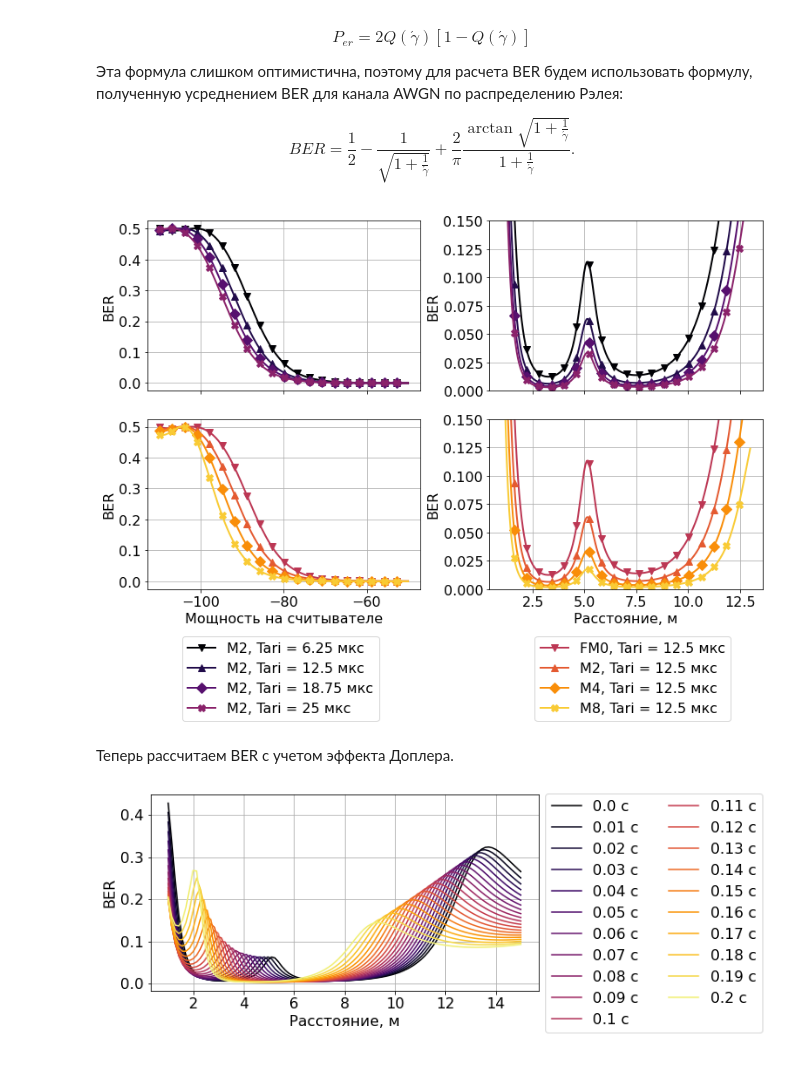
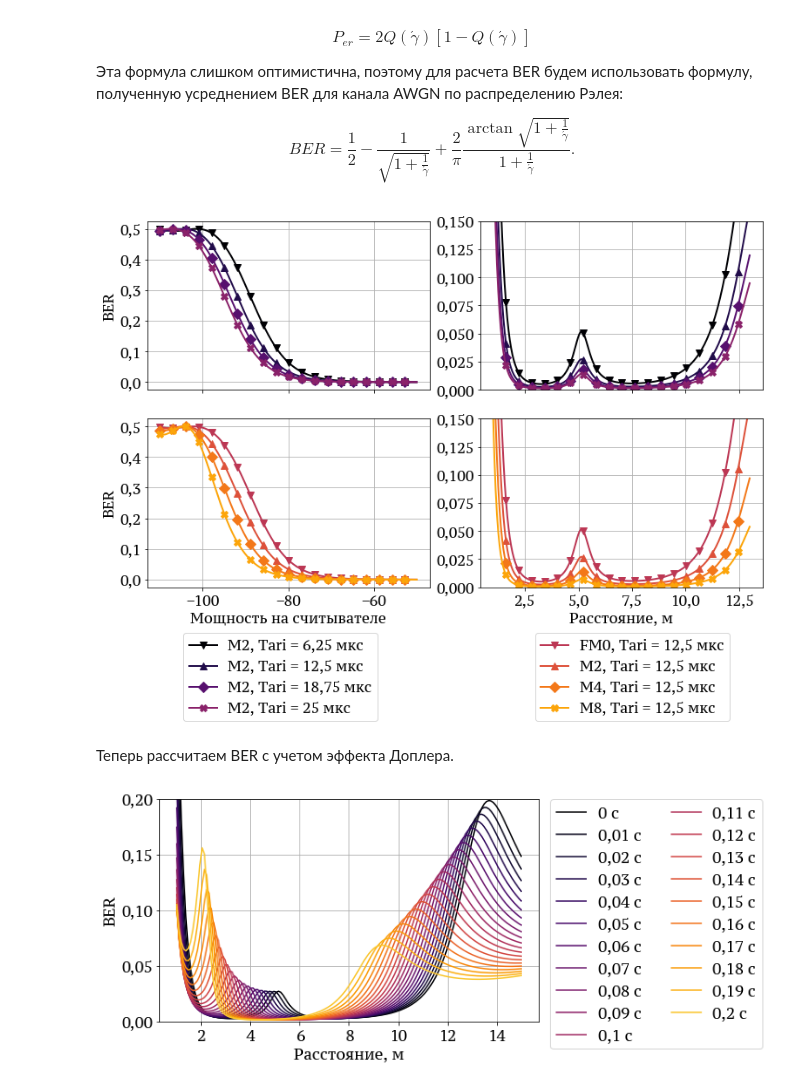
Before and after one commit to kruglov-mipt/diplom, a Jupyter notebook: experiments/Channel.ipynb, the cells around one changed output. Drawn from its saved outputs; the diff is of its cells as text; code cells hidden in the pictures.

Commit message:
Update fonts

```diff
--- a/experiments/Channel.ipynb
+++ b/experiments/Channel.ipynb
@@ -34,8 +33,21 @@ from pyons.models.rfid.pyradise import w2dbm, dbm2w, db2lin
 # %%
 # Настраиваем matplotlib
 %matplotlib inline
-matplotlib.rcParams.update({'font.size': 16})
+CMAP_NAME = 'inferno'  # Цветовая схема для графиков
 
-# Цветовая схема для графиков
-CMAP_NAME = 'inferno'
-matplotlib.rcParams.update({'image.cmap': CMAP_NAME})
+matplotlib.rcParams.update({
+    'image.cmap': CMAP_NAME,
+    'axes.formatter.use_locale': True,
+    'font.size': 16,
+    'font.family': 'sans-serif',
+
+    # Шрифт PT Serif Caption можно установить с Google Fonts.
+    # После установки шрифта нужно удалить кэш matplitlib,
+    # на Ubuntu: ~/.cache/matplotlib
+    'font.sans-serif': ['PT Serif Caption'],
+})
+matplotlib.rcParams['font.family'] = 'sans-serif'
+matplotlib.rcParams['font.sans-serif'] = ['PT Serif Caption']
+
+
+locale.setlocale(locale.LC_ALL, 'ru_RU.UTF-8')
@@ -76,7 +90,7 @@ READER_ANGLE = np.pi / 4
 READER_FORWARD = np.array((np.sin(READER_ANGLE), 0, -np.cos(READER_ANGLE)))
 READER_RIGHT = np.array((0, 1, 0))
 READER_POLARIZATION = CIRCULAR_POLARIZATION
-READER_GAIN = 7
+READER_GAIN = 8
 READER_CABLE_LOSS = -2.0
 READER_NOISE = -80.0  # dBm
 READER_TX_POWER = 31.5  # dBm
@@ -88,7 +102,7 @@ TAG_RIGHT = np.array((0, -1, 0))
 TAG_POLARIZATION = HORIZONTAL_POLARIZATION
 TAG_SENSITIVITY = -18.0
 TAG_GAIN = 2.0
-TAG_BACKSCATTER_LOSS = -12.0
+TAG_BACKSCATTER_LOSS = -10.0
 
 PERMITTIVITY = 15
 CONDUCTIVITY = 0.03
@@ -636,7 +650,7 @@ def plot_ber(out: Union[str, Sequence[str]] = ()):
     m_name = "FM0" if m == 1 else f"M{m}"
     for ti, tari_us in enumerate(all_tari):
         tari = tari_us * 1e-6
-        tari_name = f"{tari_us} мкс"
+        tari_name = f"{tari_us:n} мкс"
         trcal = get_trcal(tari)
 
         rdr_snr = [get_snr(rx, m, trcal) for rx in rdr_rx]
@@ -656,7 +670,7 @@ def plot_ber(out: Union[str, Sequence[str]] = ()):
     # ---------------------------
     tari_us = 12.5
     tari = tari_us * 1e-6
-    tari_name = f"{tari_us} мкс"
+    tari_name = f"{tari_us:n} мкс"
     trcal = get_trcal(tari)
     for mi, m in enumerate(all_m):
         m_name = "FM0" if m == 1 else f"M{m}"
@@ -667,7 +681,7 @@ def plot_ber(out: Union[str, Sequence[str]] = ()):
         basic_ber = [get_ber(snr) for snr in basic_snr]
 
         kws = {'linewidth': 2, 'marker': markers[mi],
-               'color': get_color(0.5 * mi / len(all_m) + 0.5),
+               'color': get_color(0.4 * mi / len(all_m) + 0.5),
                'markevery': 10, 'markersize': 8}
 
         ax2.plot(basic_rx, basic_ber, **kws, label=f"{m_name}, Tari = {tari_name}")
@@ -676,6 +690,8 @@ def plot_ber(out: Union[str, Sequence[str]] = ()):
 
     for ax in (ax0, ax1, ax2, ax3):
         ax.grid()
+
+    for ax in (ax0, ax2):
         ax.set_ylabel("BER")
 
     ax2.set_xlabel("Мощность на считывателе")
@@ -695,45 +711,46 @@ def plot_ber(out: Union[str, Sequence[str]] = ()):
 
 plot_ber(("ber.pdf", "ber.png"))
 # %% [output]
-[figure, old version]
+[figure, new version]
 # %% [markdown]
 Теперь рассчитаем BER с учетом эффекта Доплера.
 # %%
 def plot_ber_doppler(m: int = 2, tari_us: float = 12.5,
                      out: Union[str, Sequence[str]] = ()) -> None:
-    ox = np.linspace(1, 15, 100)
+    ox = np.linspace(1, 15, 150)
     ts = np.linspace(0, 0.2, 21)
     v = kmph2mps(60)
-    fig, ax = plt.subplots(figsize=(7, 4), nrows=1, ncols=1)
+    fig, ax = plt.subplots(figsize=(7, 4.5), nrows=1, ncols=1)
 
     tari = tari_us * 1e-6
     trcal = get_trcal(tari)
 
     for i, t in enumerate(ts):
         tag_rx = [get_tag_rx(x, v, t) for x in ox]
         tag_tx = [get_tag_tx(rx) for rx in tag_rx]
         rdr_rx = [get_reader_rx(x, v, t, tx) for (x, tx) in zip(ox, tag_tx)]
 
         rdr_snr = [get_snr(rx, m, trcal) for rx in rdr_rx]
         ber = [get_ber(snr) for snr in rdr_snr]
 
-        color = get_color(i / len(ts))
-        ax.plot(ox, ber, label=f"{t} с", color=color)
+        color = get_color(i / (len(ts) * 1.1))
+        ax.plot(ox, ber, label=f"{t:n} с", color=color)
 
     ax.grid()
     ax.set_ylabel("BER")
     ax.set_xlabel("Расстояние, м")
+    ax.set_ylim((0, 0.2))
 
     # ax0.set_ylim((-20, -13))
 
     handles, labels = ax.get_legend_handles_labels()
     fig.legend(handles, labels, loc='center right',
-               bbox_to_anchor=(1.46, 0.495), ncol=2)
+               bbox_to_anchor=(1.46, 0.51), ncol=2)
 
     plt.tight_layout()
     savefig(out)
 
 
 plot_ber_doppler(out=("ber_doppler.png", "ber_doppler.pdf"))
 # %% [output]
-[figure, old version]
+[figure, new version]
```
Also changed, not shown: parts of 7 cells of this notebook, 12 other files.
